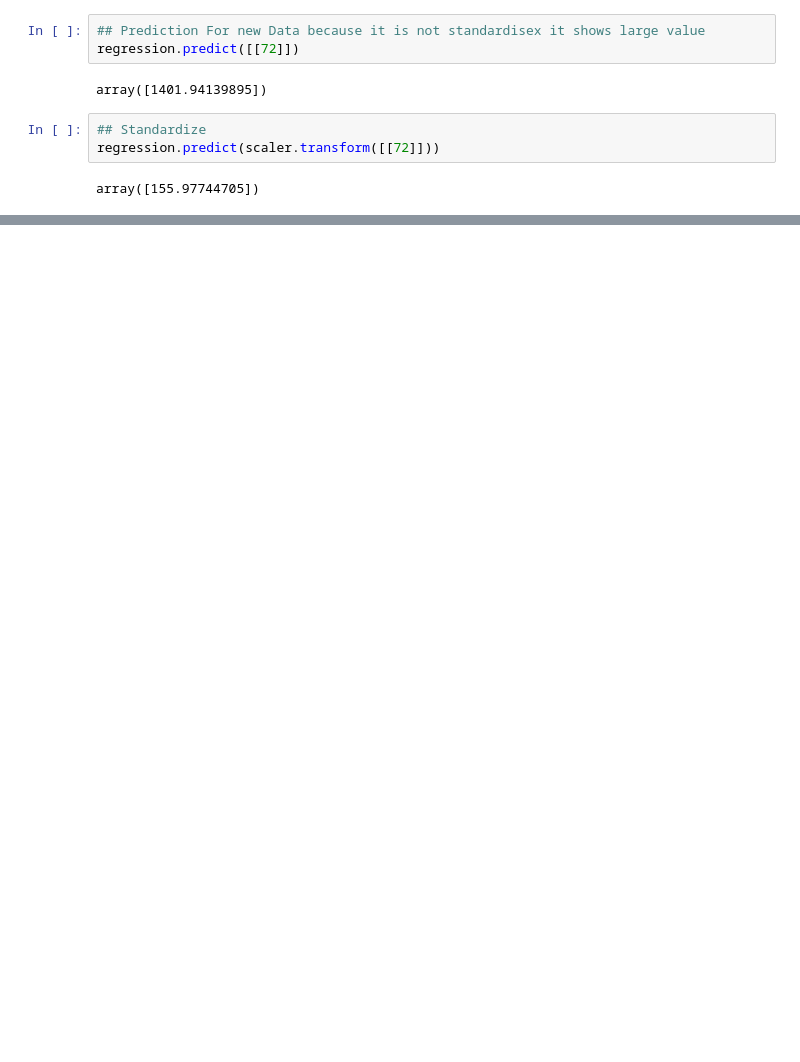
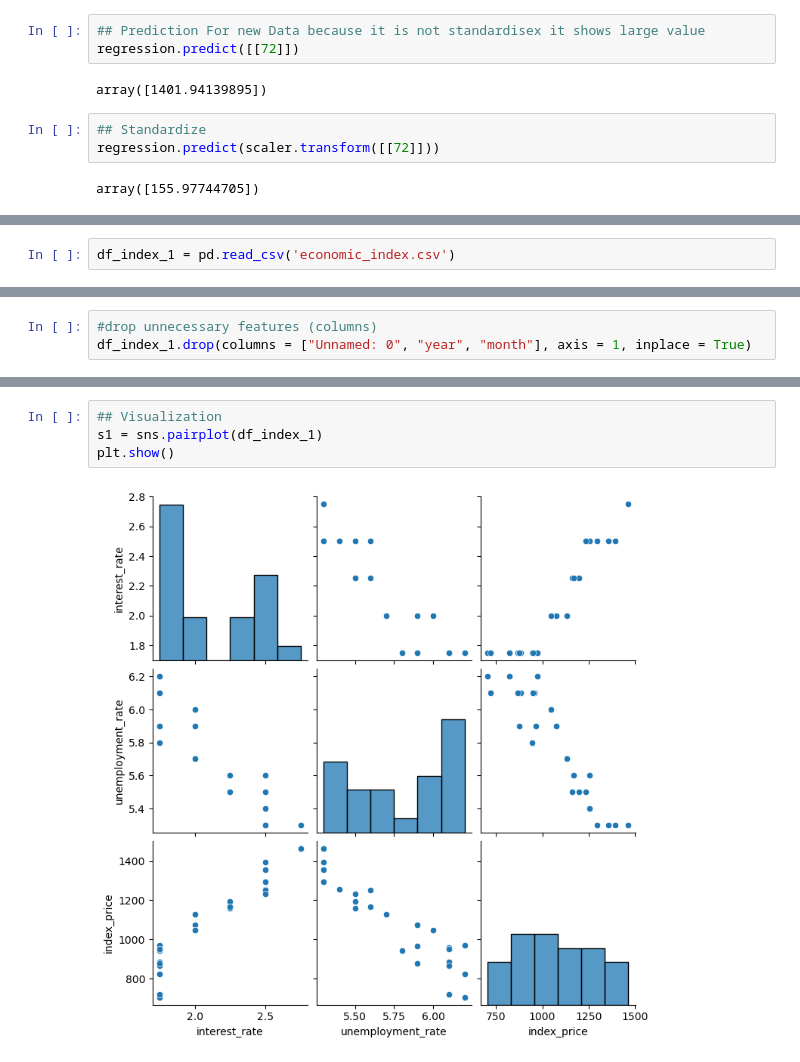
Before and after one commit to vikasvr1997/ML-Learner, a Jupyter notebook: Regression/linear_regression.ipynb, the cells around one changed output, grey strips where cells are left out. Cells and saved outputs as stored; diff of their text form; blank space fills up the shorter version.

```diff
--- a/Regression/linear_regression.ipynb
+++ b/Regression/linear_regression.ipynb
@@ -183,0 +184,2 @@ array([155.97744705])
+# %%
+df_index_1 = pd.read_csv('economic_index.csv')
@@ -183,0 +195,3 @@ array([155.97744705])
+# %%
+#drop unnecessary features (columns)
+df_index_1.drop(columns = ["Unnamed: 0", "year", "month"], axis = 1, inplace = True)
@@ -183,0 +215,6 @@ array([155.97744705])
+# %%
+## Visualization
+s1 = sns.pairplot(df_index_1)
+plt.show()
+# %% [output]
+[figure, added]
```
Also changed, not shown: parts of 20 cells of this notebook, 4 other files.
